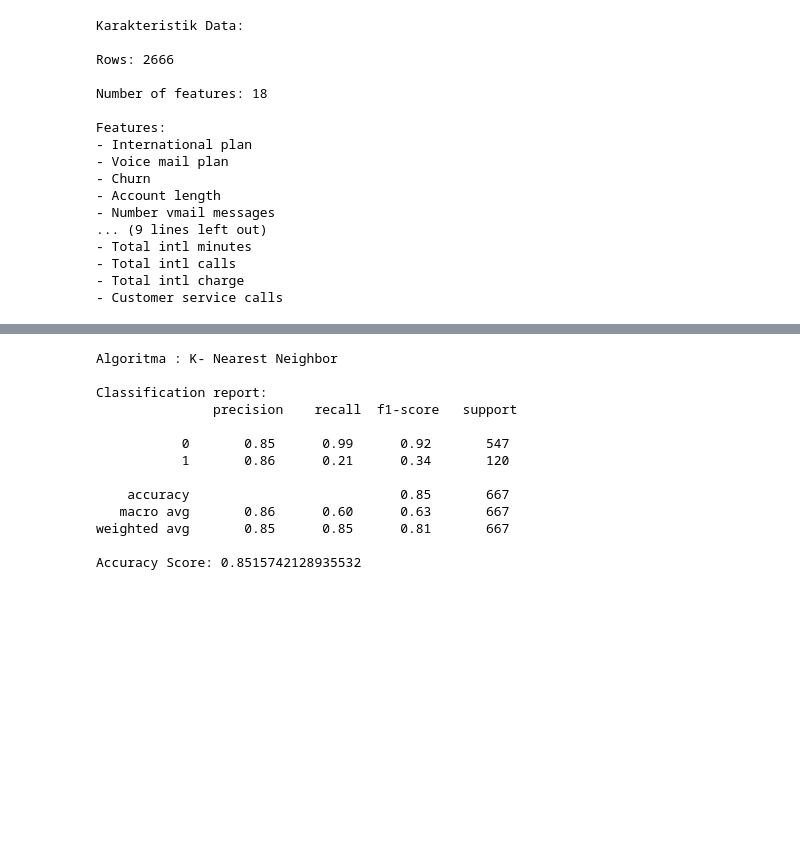
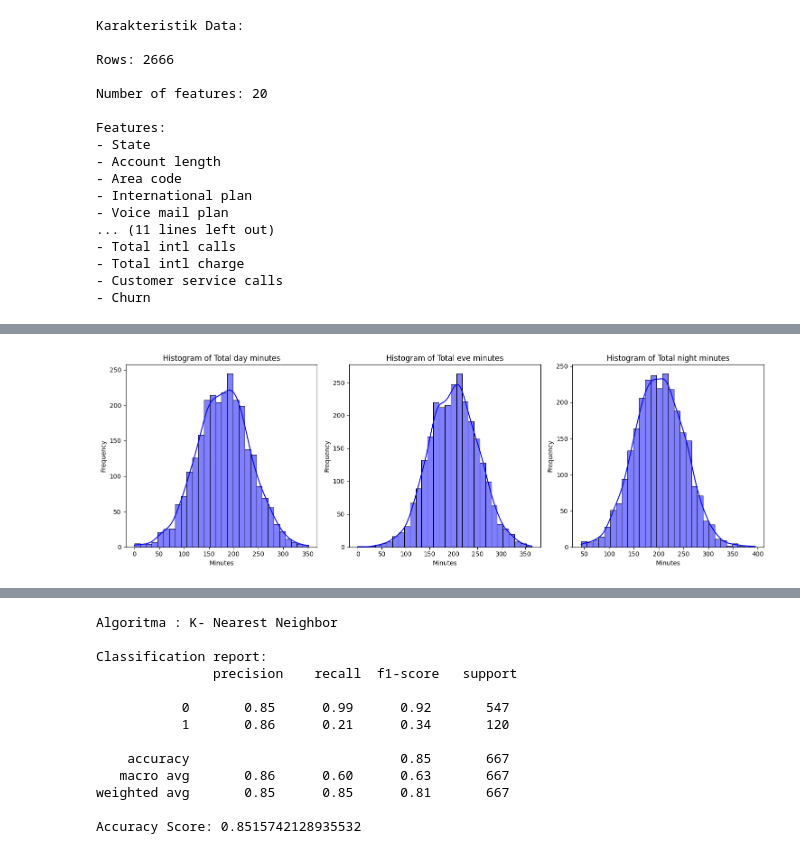
Before and after one commit to Kimichigiri/PRECHANTEL, a Jupyter notebook: PRECHANTEL.ipynb, the cells around one changed output, grey strips where cells are left out. Drawn from its saved outputs; the diff is of its cells as text; code cells hidden in the pictures; blank space fills up the shorter version.

Commit message:
nambahin visualisasi berbasis python

```diff
--- a/PRECHANTEL.ipynb
+++ b/PRECHANTEL.ipynb
@@ -29,29 +29,29 @@ prechantel.head()
 
 
 print("Karakteristik Data:") ; print()
-print("Rows:", telcom.shape[0])
-print("\nNumber of features:", telcom.shape[1])
+print("Rows:", prechantel.shape[0])
+print("\nNumber of features:", prechantel.shape[1])
 print("\nFeatures:")
-for i in (telcom.columns.tolist()):
+for i in (prechantel.columns.tolist()):
     print("- " + i)
 # %% [output]
 Karakteristik Data:
 
 Rows: 2666
 
-Number of features: 18
+Number of features: 20
 
 Features:
+- State
+- Account length
+- Area code
 - International plan
 - Voice mail plan
-- Churn
-- Account length
-- Number vmail messages
-... (9 lines left out)
-- Total intl minutes
+... (11 lines left out)
 - Total intl calls
 - Total intl charge
 - Customer service calls
+- Churn
 # %%
 from sklearn.preprocessing import LabelEncoder
 from sklearn.preprocessing import StandardScaler
@@ -136,3 +136,22 @@ orijinal.head()
 | 2 | 137 | No | No | 0 | 243.4 | ... |
 | 3 | 84 | Yes | No | 0 | 299.4 | ... |
 | 4 | 75 | Yes | No | 0 | 166.7 | ... |
+# %%
+# Histogram pola waktu penggunaan
+
+# Memilih kolom relevan pada pola waktu penggunaan pengguna
+time_columns = ['Total day minutes', 'Total eve minutes', 'Total night minutes']
+
+# Plot histogram untuk tiap kolom
+plt.figure(figsize=(15, 5))
+for i, col in enumerate(time_columns, 1):
+    plt.subplot(1, 3, i)  # Creating subplots
+    sns.histplot(prechantel[col], kde=True, bins=30, color='blue')
+    plt.title(f'Histogram of {col}')
+    plt.xlabel('Minutes')
+    plt.ylabel('Frequency')
+
+plt.tight_layout()
+plt.show()
+# %% [output]
+[figure, added]
```
Also changed, not shown: parts of 4 cells of this notebook.
